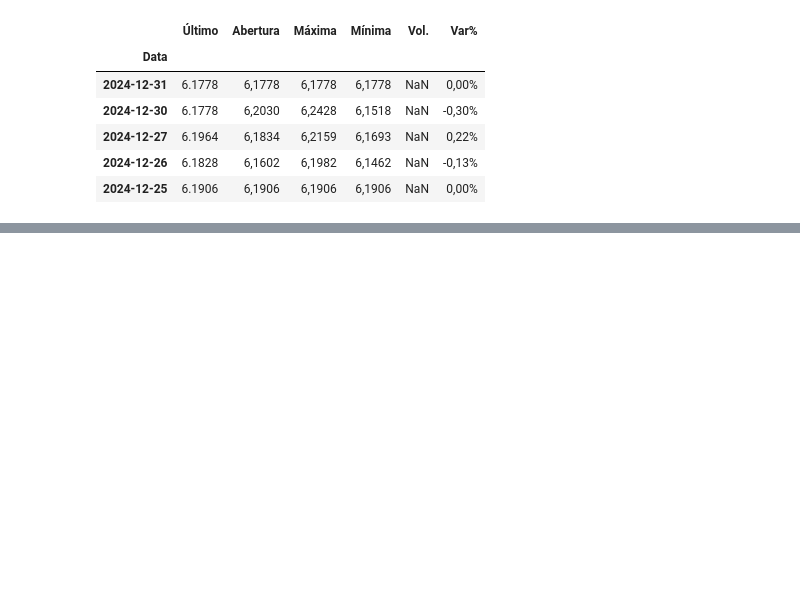
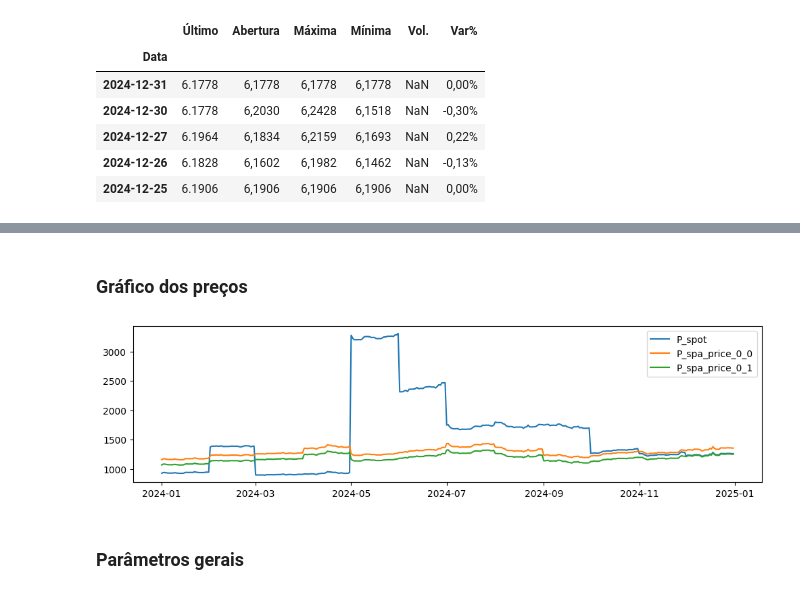
Before and after one commit to gbcfreitas/LNGinventoryopt, a Jupyter notebook: 01.monta_dados_entrada.ipynb, the cells around one changed output, grey strips where cells are left out. Cells and saved outputs as stored; diff of their text form; code cells hidden in the pictures; blank space fills up the shorter version.

```diff
--- a/01.monta_dados_entrada.ipynb
+++ b/01.monta_dados_entrada.ipynb
@@ -208,0 +461,11 @@ plt.show()
+# %%
+# Adicionando ao entradas_df a coluna de preço do contrato 0, tier 0 (P_spa_price_0_0) com o valor de brent_crude_oil multiplicado por 13%
+entradas_df['P_spa_price_0_0'] = df_price['brent_crude_oil'] * 0.13
+# Convertendo esse valor de US$/MMBTU para R$/m³ de GNL usando o valor do dólar e a conversão de MMBTU para m³ de GNL
+entradas_df['P_spa_price_0_0'] = entradas_df['P_spa_price_0_0'] * df_price['dolar_brl'] / M3GNL_MMBTU
+
+
+# Adicionando ao entradas_df a coluna de preço do contrato 0, tier 1 (P_spa_price_0_1) com o valor de brent_crude_oil multiplicado por 12%
+entradas_df['P_spa_price_0_1'] = df_price['brent_crude_oil'] * 0.12
+# Convertendo esse valor de US$/MMBTU para R$/m³ de GNL usando o valor do dólar e a conversão de MMBTU para m³ de GNL
+entradas_df['P_spa_price_0_1'] = entradas_df['P_spa_price_0_1'] * df_price['dolar_brl'] / M3GNL_MMBTU
@@ -208,0 +474,3 @@ plt.show()
+# %%
+entradas_df['P_spa_top_0_0'] = 0
+entradas_df['P_spa_top_0_1'] = df_price['brent_crude_oil'] * 0.13
@@ -208,0 +490,3 @@ plt.show()
+# %%
+entradas_df["P_spot"] = df_price["spot_lng_fob_brazil"] * df_price["dolar_brl"] / M3GNL_MMBTU
+entradas_df.head()
@@ -208,0 +527,14 @@ plt.show()
+# %% [markdown]
+### Gráfico dos preços
+# %%
+# plot de preços P_spa_price e P_spot ao longo do ano
+plt.figure(figsize=(12,3))
+plt.plot(entradas_df["data"], entradas_df["P_spot"], label="P_spot")
+plt.plot(entradas_df["data"], entradas_df["P_spa_price_0_0"], label="P_spa_price_0_0")
+plt.plot(entradas_df["data"], entradas_df["P_spa_price_0_1"], label="P_spa_price_0_1")
+plt.legend()
+plt.show()
+# %% [output]
+[figure, added]
+# %% [markdown]
+### Parâmetros gerais
```
Also changed, not shown: parts of 78 cells of this notebook, 3 other files.
